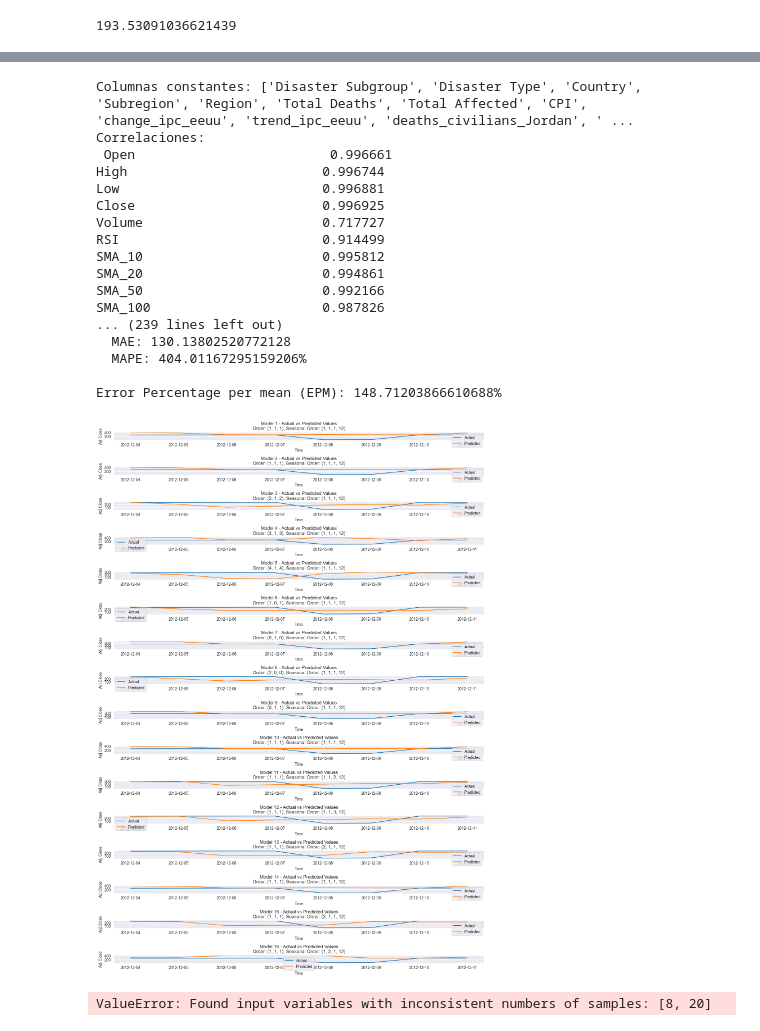
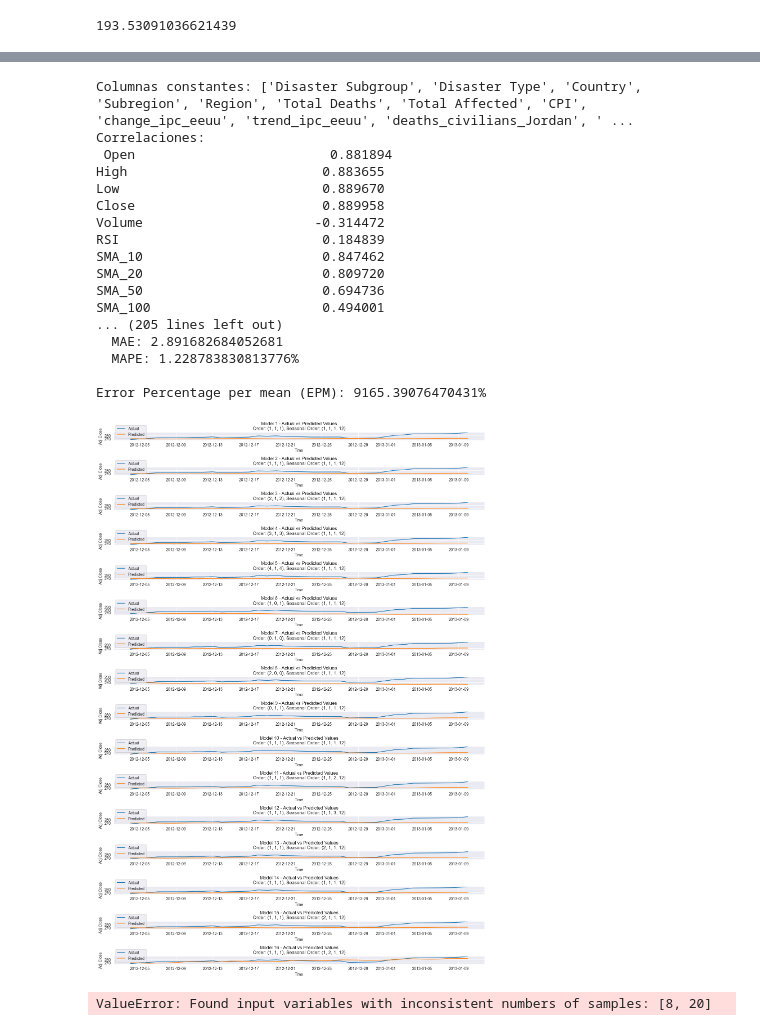
Before and after one commit to sirtxo/-EDA_MiddleEast_Conflicts_Energy, a Jupyter notebook: notebooks/Data_index_analisys.ipynb, the cells around one changed output, grey strips where cells are left out. Saved outputs shown, nothing was run; the diff lists cells and outputs as text; code cells hidden in the pictures.

```diff
--- a/notebooks/Data_index_analisys.ipynb
+++ b/notebooks/Data_index_analisys.ipynb
@@ -218,8 +219,8 @@ target = data['Adj Close']
 train_features = features.loc['2009-06-05':'2012-12-05']
 train_target = target.loc['2009-06-05':'2012-12-05']
 
-test_features = features.loc['2012-12-04':'2012-12-11']
-test_target = target.loc['2012-12-04':'2012-12-11']
+test_features = features.loc['2012-12-04':'2013-01-10']
+test_target = target.loc['2012-12-04':'2013-01-10']
 
 # Verificar si hay una columna constante en los datos exógenos
 const_cols = [col for col in train_features.columns if train_features[col].nunique() == 1]
@@ -309,48 +310,48 @@ for i, model_params in enumerate(models):
     print(f"  RMSE: {rmse}")
     print(f"  MAE: {mae}")
     print(f"  MAPE: {mape}%\n")
     print(f"Error Percentage per mean (EPM): {data['Adj Close'].mean()/mae * 100}%")
     if rmse < best_rmse:
         best_model = results
         best_rmse = rmse
         best_order = model_params['order']  # Almacena el mejor orden
         best_seasonal_order = model_params['seasonal_order']  # Almacena el mejor orden estacional
 
     plt.subplot(len(models), 1, i + 1)
     plt.plot(test_target, label='Actual')
     plt.plot(test_target.index, predictions, label='Predicted')
     plt.xlabel('Time')
     plt.ylabel('Adj Close')
     plt.title(f'Model {i+1} - Actual vs Predicted Values\nOrder: {model_params["order"]}, Seasonal Order: {model_params["seasonal_order"]}')
     plt.legend()
     plt.grid(True)
 
 # Guardar el mejor modelo
 # Guardar el modelo ARIMA
 with open('best_sarimax_model_close.pkl', 'wb') as file:
     pickle.dump(best_model, file)
 
 plt.tight_layout()
 plt.show()
 # %% [output]
 Columnas constantes: ['Disaster Subgroup', 'Disaster Type', 'Country', 'Subregion', 'Region', 'Total Deaths', 'Total Affected', 'CPI', 'change_ipc_eeuu', 'trend_ipc_eeuu', 'deaths_civilians_Jordan', ' ...
 Correlaciones:
- Open                         0.996661
-High                         0.996744
-Low                          0.996881
-Close                        0.996925
-Volume                       0.717727
-RSI                          0.914499
-SMA_10                       0.995812
-SMA_20                       0.994861
-SMA_50                       0.992166
-SMA_100                      0.987826
-... (239 lines left out)
-  MAE: 130.13802520772128
-  MAPE: 404.01167295159206%
+ Open                         0.881894
+High                         0.883655
+Low                          0.889670
+Close                        0.889958
+Volume                      -0.314472
+RSI                          0.184839
+SMA_10                       0.847462
+SMA_20                       0.809720
+SMA_50                       0.694736
+SMA_100                      0.494001
+... (205 lines left out)
+  MAE: 2.891682684052681
+  MAPE: 1.228783830813776%
 
-Error Percentage per mean (EPM): 148.71203866610688%
+Error Percentage per mean (EPM): 9165.39076470431%
-[figure, old version]
+[figure, new version]
 # %%
 import pickle
 from statsmodels.tsa.statespace.sarimax import SARIMAXResults
```
Also changed, not shown: parts of 8 cells of this notebook, 2 other files.
